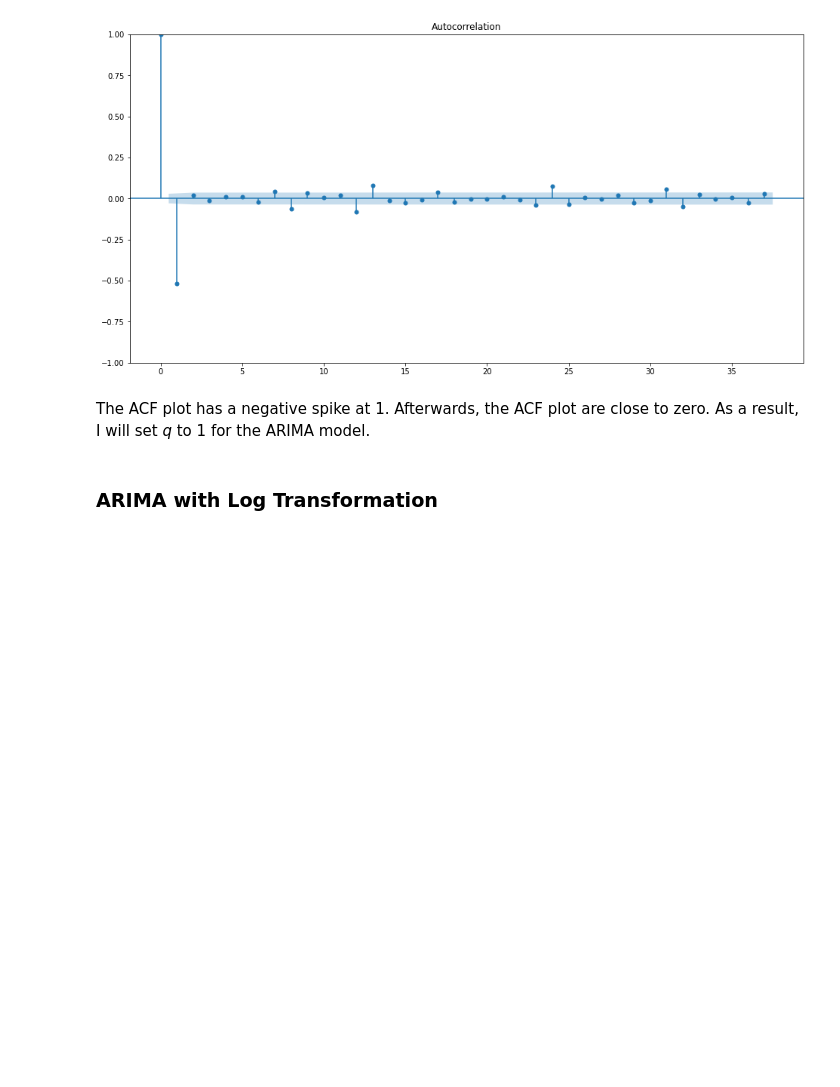
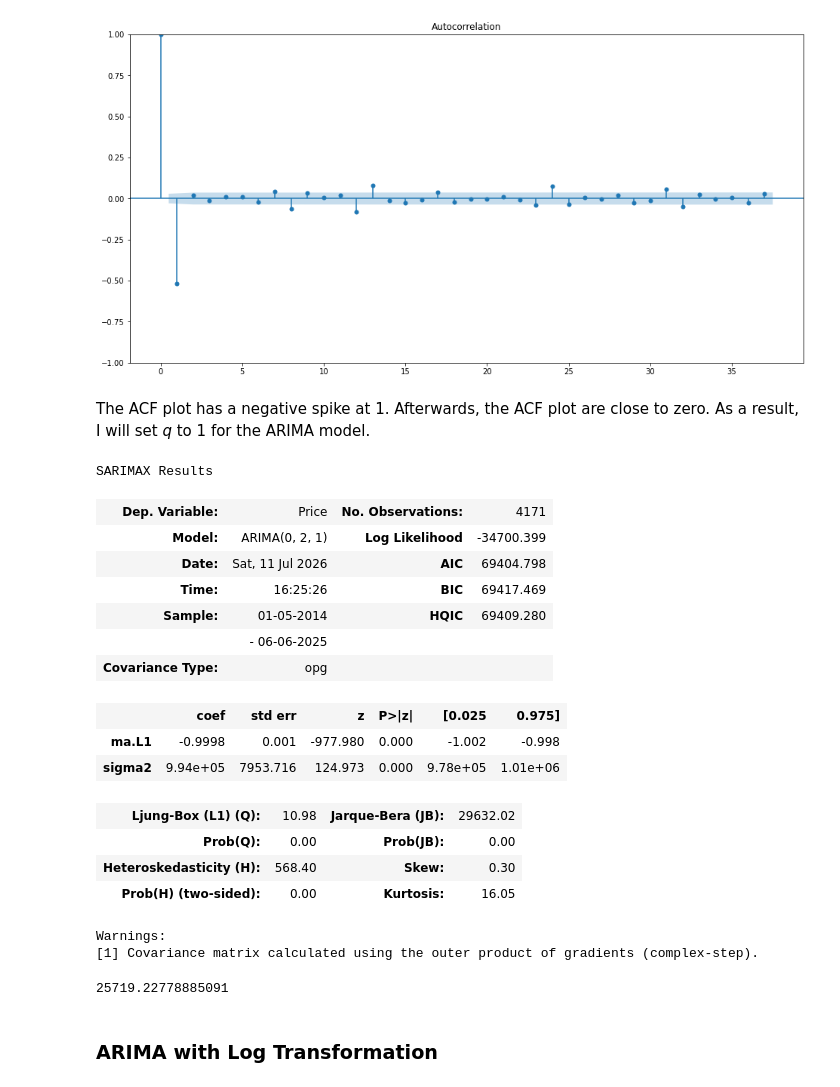
Before and after one commit to keithotuomagie/bitcoin_ts, a Jupyter notebook: notebook.ipynb, the cells around one changed output. Cells and saved outputs as stored; diff of their text form; code cells hidden in the pictures; blank space fills up the shorter version.

Commit message:
Modeling | ARIMA

```diff
--- a/notebook.ipynb
+++ b/notebook.ipynb
@@ -999,7 +1003,7 @@ def date_to_datetime_set_index(df, date_column):
 # %%
 # Utilizing the 'date_to_datetime_set_index' function on the 'bitcoin_arima' dataframe
 
-bitcoin_arima = date_to_datetime_set_index(bitcoin_arima, 'Date')
+bitcoin_arima_diff = date_to_datetime_set_index(bitcoin_arima_diff, 'Date')
 # %%
 # Examining whether or not the 'date_to_datetime_set_index' function was executed successfully
 
@@ -1106,3 +1094,37 @@ plot_acf(bitcoin_arima_diff['Price'], ax=ax);
 [figure]
 # %% [markdown]
 The ACF plot has a negative spike at 1.  Afterwards, the ACF plot are close to zero.  As a result, I will set *q* to 1 for the ARIMA model.
+# %%
+# Leveraging the "Moving_Average_Train_Test" function to create the train, test split
+
+bitcoin_arima_train, bitcoin_arima_test, bitcoin_arima_train_idx, bitcoin_arima_test_idx = moving_average_train_test(bitcoin_arima)
+# %%
+# Creating ARIMA model for the "Bitcoin_ARIMA" dataframe with the following (p=0, d=2, q=1)
+
+arima_bitcoin_arima = ARIMA(bitcoin_arima_train, order=(0,2,1))
+# %%
+# Fit the model to the ARIMA model to the "Bitcoin_ARIMA" data
+
+arima_bitcoin_arima_result = arima_bitcoin_arima.fit()
+# %%
+# Model Summary of the ARIMA model
+
+arima_bitcoin_arima_result.summary()
+# %% [output]
+SARIMAX Results
+| Dep. Variable: | Price | No. Observations: | 4171 |
+| Model: | ARIMA(0, 2, 1) | Log Likelihood | -34700.399 |
+| Date: | Sat, 11 Jul 2026 | AIC | 69404.798 |
+| Time: | 16:25:26 | BIC | 69417.469 |
+| Sample: | 01-05-2014 | HQIC | 69409.280 |
+|  | - 06-06-2025 |  |  |
+| Covariance Type: | opg |  |  |
+|  | coef | std err | z | P>|z| | [0.025 | 0.975] |
+| ma.L1 | -0.9998 | 0.001 | -977.980 | 0.000 | -1.002 | -0.998 |
+| sigma2 | 9.94e+05 | 7953.716 | 124.973 | 0.000 | 9.78e+05 | 1.01e+06 |
+| Ljung-Box (L1) (Q): | 10.98 | Jarque-Bera (JB): | 29632.02 |
+| Prob(Q): | 0.00 | Prob(JB): | 0.00 |
+| Heteroskedasticity (H): | 568.40 | Skew: | 0.30 |
+| Prob(H) (two-sided): | 0.00 | Kurtosis: | 16.05 |
+Warnings:
+[1] Covariance matrix calculated using the outer product of gradients (complex-step).
@@ -1108,0 +1140,8 @@ The ACF plot has a negative spike at 1.  Afterwards, the ACF plot are close to z
+# %%
+# Calculate Root Mean Square Error (RMSE) for the ARIMA Model
+
+rmse_arima_bitcoin_arima = mean_squared_error(bitcoin_arima_test, prediction_result_arima_bitcoin_arima_mean, squared=False)
+
+print(rmse_arima_bitcoin_arima)
+# %% [output]
+25719.22778885091
```
Also changed, not shown: parts of 12 cells of this notebook.
